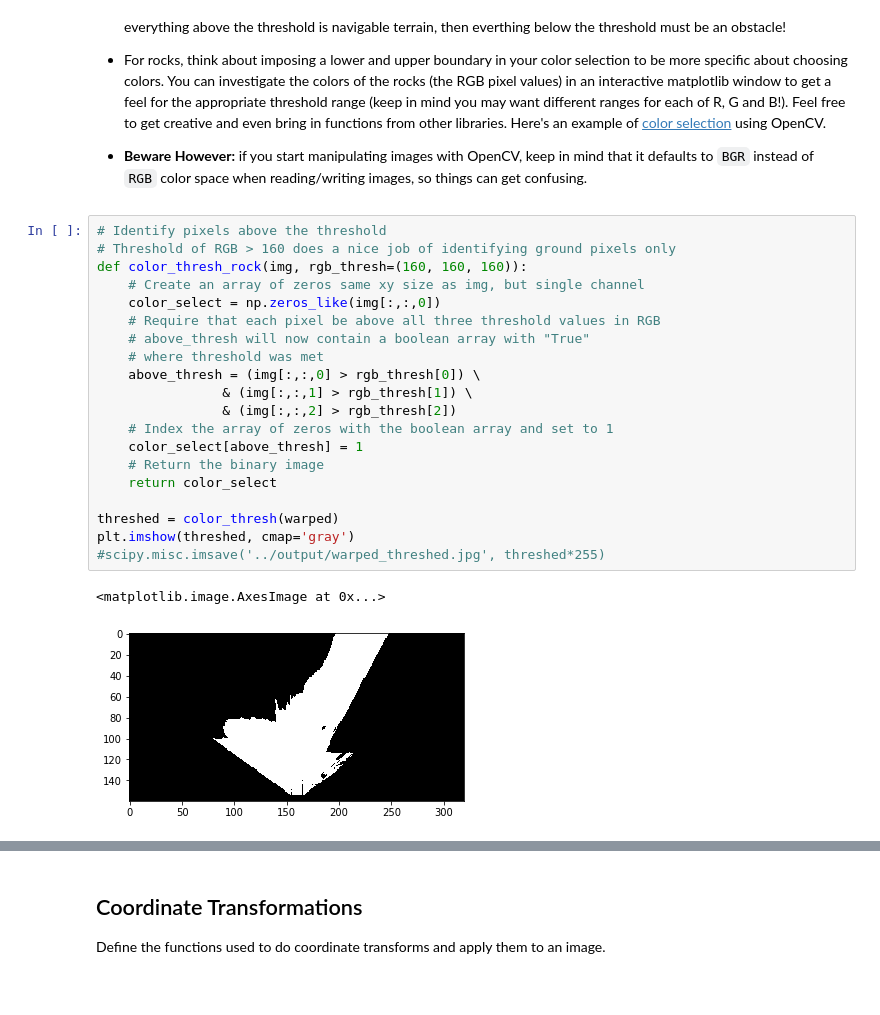
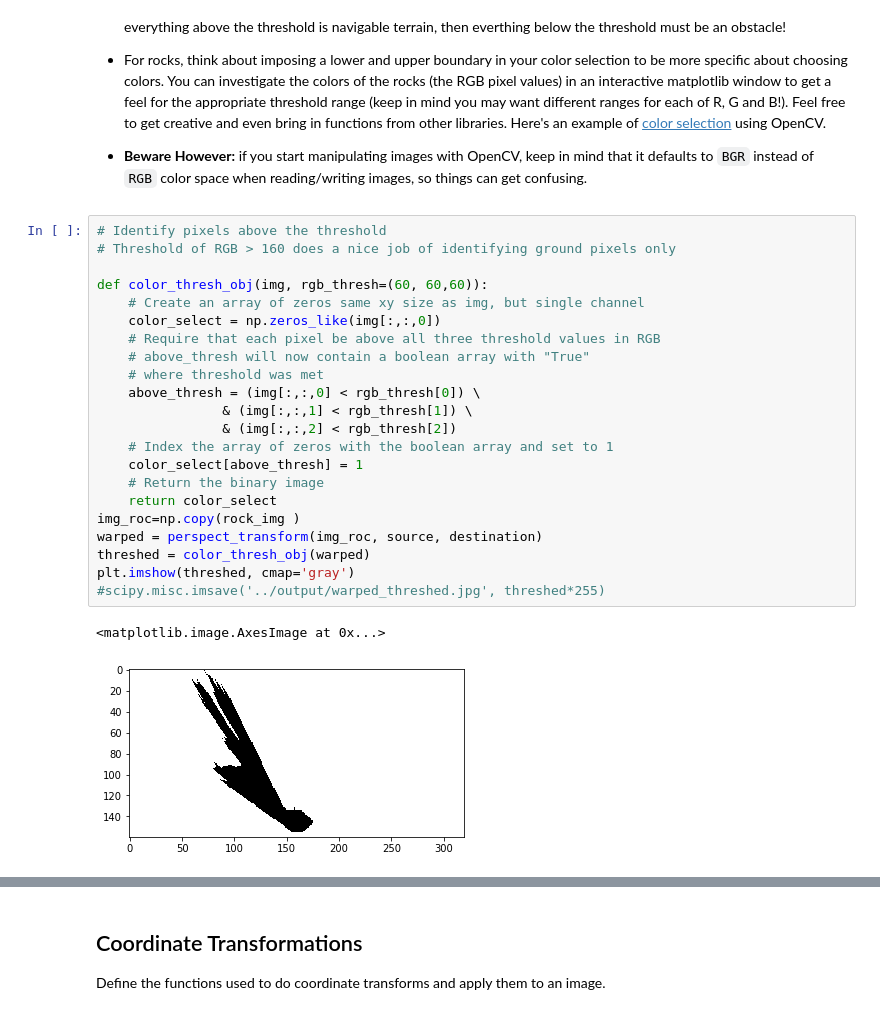
Before and after one commit to gangadhara691/RoboND-Rover-Project, a Jupyter notebook: code/Rover_Project_Test_Notebook.ipynb, the cells around one changed output, grey strips where cells are left out. Saved outputs shown, nothing was run; the diff lists cells and outputs as text.

```diff
--- a/code/Rover_Project_Test_Notebook.ipynb
+++ b/code/Rover_Project_Test_Notebook.ipynb
@@ -115,23 +116,25 @@ Define the color thresholding function from the lesson and apply it to the warpe
 # %%
 # Identify pixels above the threshold
 # Threshold of RGB > 160 does a nice job of identifying ground pixels only
-def color_thresh_rock(img, rgb_thresh=(160, 160, 160)):
+
+def color_thresh_obj(img, rgb_thresh=(60, 60,60)):
     # Create an array of zeros same xy size as img, but single channel
     color_select = np.zeros_like(img[:,:,0])
     # Require that each pixel be above all three threshold values in RGB
     # above_thresh will now contain a boolean array with "True"
     # where threshold was met
-    above_thresh = (img[:,:,0] > rgb_thresh[0]) \
-                & (img[:,:,1] > rgb_thresh[1]) \
-                & (img[:,:,2] > rgb_thresh[2])
+    above_thresh = (img[:,:,0] < rgb_thresh[0]) \
+                & (img[:,:,1] < rgb_thresh[1]) \
+                & (img[:,:,2] < rgb_thresh[2])
     # Index the array of zeros with the boolean array and set to 1
     color_select[above_thresh] = 1
     # Return the binary image
     return color_select
-
-threshed = color_thresh(warped)
+img_roc=np.copy(rock_img )
+warped = perspect_transform(img_roc, source, destination)
+threshed = color_thresh_obj(warped)
 plt.imshow(threshed, cmap='gray')
 #scipy.misc.imsave('../output/warped_threshed.jpg', threshed*255)
 # %% [output]
 <matplotlib.image.AxesImage at 0x...>
-[figure, old version]
+[figure, new version]
```
Also changed, not shown: parts of 10 cells of this notebook, 1 other file.
